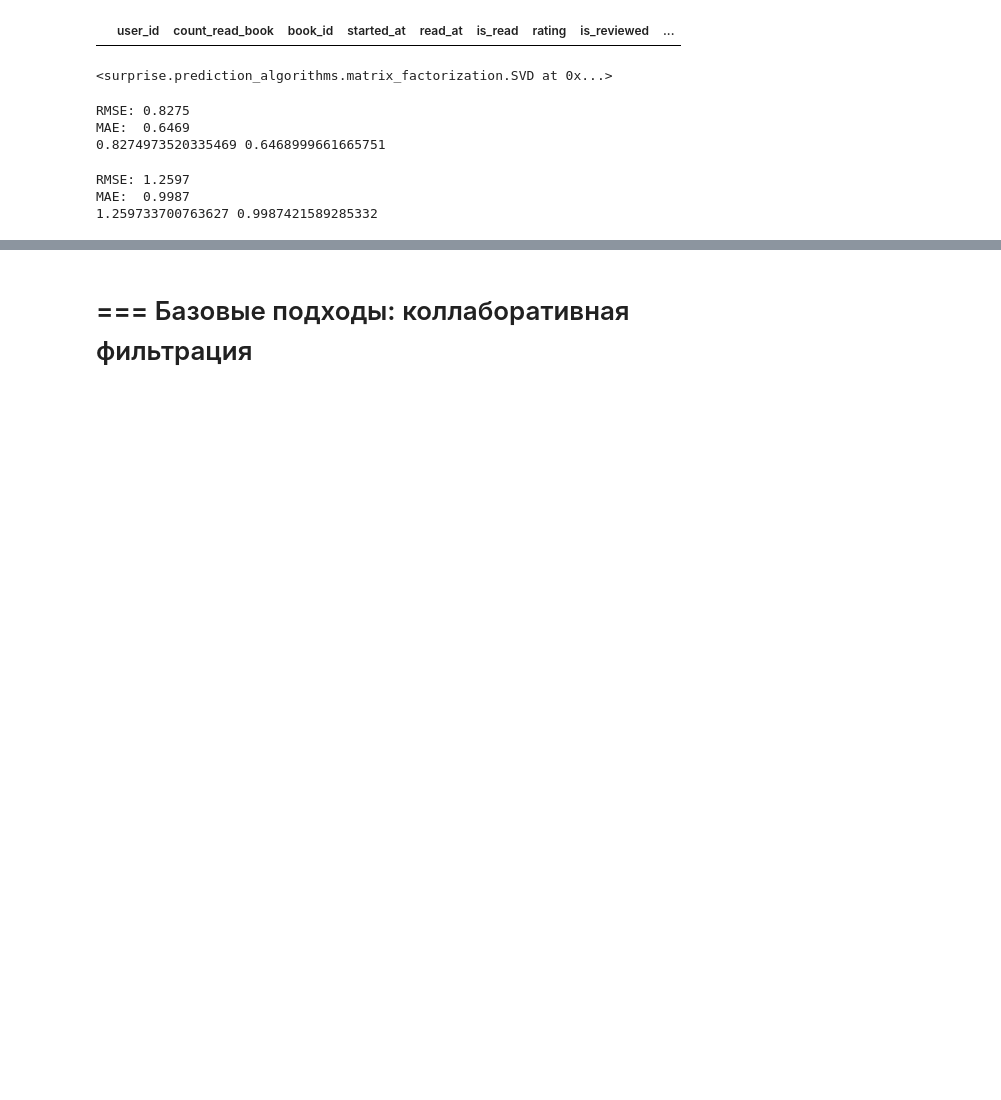
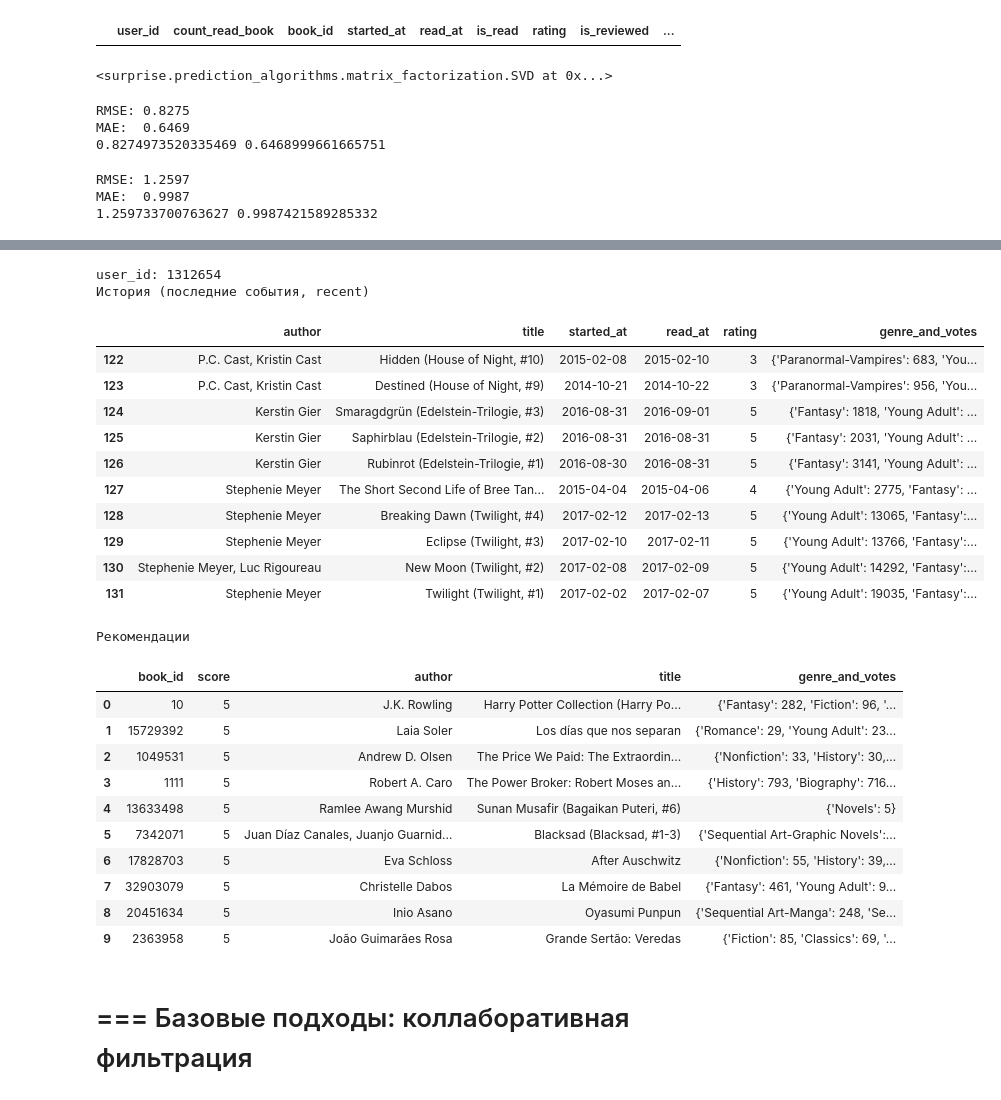
Before and after one commit to SerhioGo/mle-recsys-start, a Jupyter notebook: main_offline.ipynb, the cells around one changed output, grey strips where cells are left out. Drawn from its saved outputs; the diff is of its cells as text; code cells hidden in the pictures; blank space fills up the shorter version.

```diff
--- a/main_offline.ipynb
+++ b/main_offline.ipynb
@@ -254,0 +265,26 @@ MAE:  0.9987
+# %%
+def get_recommendations_svd(user_id, all_items, events, model, include_seen=True, n=10):
+
+    """ возвращает n рекомендаций для user_id """
+
+    # получим список идентификаторов всех книг
+    all_items = set(events['book_id'].unique())
+
+    # учитываем флаг, стоит ли уже прочитанные книги включать в рекомендации
+    if include_seen:
+        items_to_predict = list(all_items)
+    else:
+        # получим список книг, которые пользователь уже прочитал ("видел")
+        seen_items = set(events[events['user_id']==user_id]['book_id'].unique())
+
+        # книги, которые пользователь ещё не читал
+        # только их и будем включать в рекомендации
+        items_to_predict = list(all_items - seen_items)
+
+    # получаем скоры для списка книг, т. е. рекомендации
+    predictions = [model.predict(user_id, book_id) for book_id in items_to_predict]
+
+    # сортируем рекомендации по убыванию скора и берём только n первых
+    recommendations = sorted(predictions, key=lambda x: x.est, reverse=True)[:n]
+
+    return pd.DataFrame([(pred.iid, pred.est) for pred in recommendations], columns=["book_id", "score"])
@@ -255,2 +305,47 @@ MAE:  0.9987
+# %%
+# выберем произвольного пользователя из тренировочной выборки ("прошлого")
+user_id = events_train['user_id'].sample().iat[0]
+
+print(f"user_id: {user_id}")
+
+print("История (последние события, recent)")
+user_history = (
+    events_train
+    .query("user_id == @user_id")
+    .merge(items.set_index("book_id")[["author", "title", "genre_and_votes"]], on="book_id")
+)
+user_history_to_print = user_history[["author", "title", "started_at", "read_at", "rating", "genre_and_votes"]].tail(10)
+display(user_history_to_print)
+
+print("Рекомендации")
+user_recommendations = get_recommendations_svd(user_id, items, events_train, svd_model)
+user_recommendations = user_recommendations.merge(items[["book_id", "author", "title", "genre_and_votes"]], on="book_id")
+display(user_recommendations)
+# %% [output]
+user_id: 1312654
+История (последние события, recent)
+|  | author | title | started_at | read_at | rating | genre_and_votes |
+| 122 | P.C. Cast, Kristin Cast | Hidden (House of Night, #10) | 2015-02-08 | 2015-02-10 | 3 | {'Paranormal-Vampires': 683, 'You... |
+| 123 | P.C. Cast, Kristin Cast | Destined (House of Night, #9) | 2014-10-21 | 2014-10-22 | 3 | {'Paranormal-Vampires': 956, 'You... |
+| 124 | Kerstin Gier | Smaragdgrün (Edelstein-Trilogie, #3) | 2016-08-31 | 2016-09-01 | 5 | {'Fantasy': 1818, 'Young Adult': ... |
+| 125 | Kerstin Gier | Saphirblau (Edelstein-Trilogie, #2) | 2016-08-31 | 2016-08-31 | 5 | {'Fantasy': 2031, 'Young Adult': ... |
+| 126 | Kerstin Gier | Rubinrot (Edelstein-Trilogie, #1) | 2016-08-30 | 2016-08-31 | 5 | {'Fantasy': 3141, 'Young Adult': ... |
+| 127 | Stephenie Meyer | The Short Second Life of Bree Tan... | 2015-04-04 | 2015-04-06 | 4 | {'Young Adult': 2775, 'Fantasy': ... |
+| 128 | Stephenie Meyer | Breaking Dawn (Twilight, #4) | 2017-02-12 | 2017-02-13 | 5 | {'Young Adult': 13065, 'Fantasy':... |
+| 129 | Stephenie Meyer | Eclipse (Twilight, #3) | 2017-02-10 | 2017-02-11 | 5 | {'Young Adult': 13766, 'Fantasy':... |
+| 130 | Stephenie Meyer, Luc Rigoureau | New Moon (Twilight, #2) | 2017-02-08 | 2017-02-09 | 5 | {'Young Adult': 14292, 'Fantasy':... |
+| 131 | Stephenie Meyer | Twilight (Twilight, #1) | 2017-02-02 | 2017-02-07 | 5 | {'Young Adult': 19035, 'Fantasy':... |
+Рекомендации
+|  | book_id | score | author | title | genre_and_votes |
+| 0 | 10 | 5 | J.K. Rowling | Harry Potter Collection (Harry Po... | {'Fantasy': 282, 'Fiction': 96, '... |
+| 1 | 15729392 | 5 | Laia Soler | Los días que nos separan | {'Romance': 29, 'Young Adult': 23... |
+| 2 | 1049531 | 5 | Andrew D. Olsen | The Price We Paid: The Extraordin... | {'Nonfiction': 33, 'History': 30,... |
+| 3 | 1111 | 5 | Robert A. Caro | The Power Broker: Robert Moses an... | {'History': 793, 'Biography': 716... |
+| 4 | 13633498 | 5 | Ramlee Awang Murshid | Sunan Musafir (Bagaikan Puteri, #6) | {'Novels': 5} |
+| 5 | 7342071 | 5 | Juan Díaz Canales, Juanjo Guarnid... | Blacksad (Blacksad, #1-3) | {'Sequential Art-Graphic Novels':... |
+| 6 | 17828703 | 5 | Eva Schloss | After Auschwitz | {'Nonfiction': 55, 'History': 39,... |
+| 7 | 32903079 | 5 | Christelle Dabos | La Mémoire de Babel | {'Fantasy': 461, 'Young Adult': 9... |
+| 8 | 20451634 | 5 | Inio Asano | Oyasumi Punpun | {'Sequential Art-Manga': 248, 'Se... |
+| 9 | 2363958 | 5 | João Guimarães Rosa | Grande Sertão: Veredas | {'Fiction': 85, 'Classics': 69, '... |
 # %% [markdown]
 # === Базовые подходы: коллаборативная фильтрация
```
Also changed, not shown: parts of 27 cells of this notebook.
